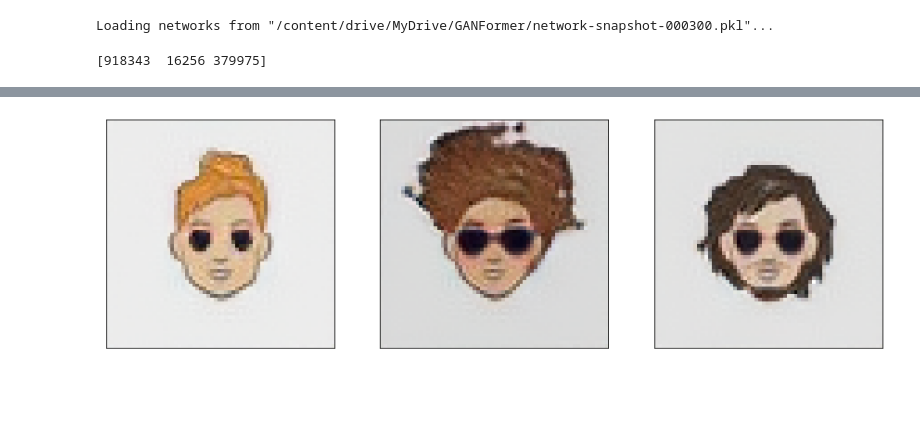
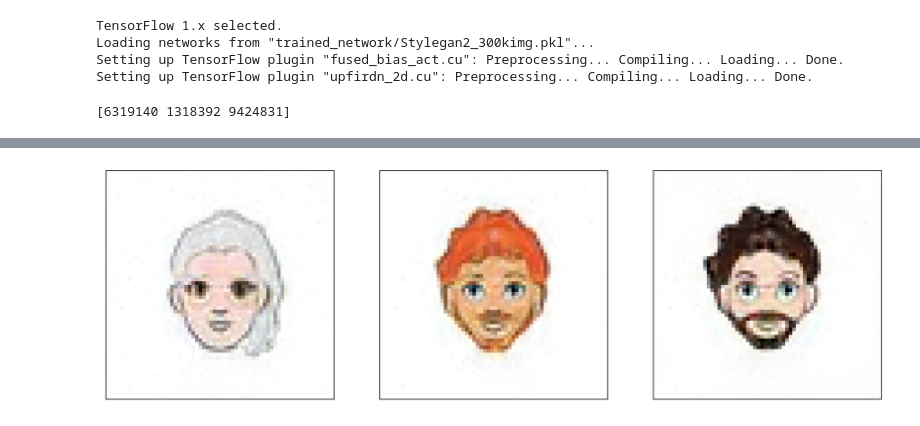
Before and after one commit to GiorgiaAuroraAdorni/gansformer-reproducibility-challenge, a Jupyter notebook: colab notebooks/Visualisation_GANFormer_plus_Stylegan2.ipynb, the cells around one changed output, grey strips where cells are left out. Cells and saved outputs as stored; diff of their text form; code cells hidden in the pictures; blank space fills up the shorter version.

```diff
--- a/colab notebooks/Visualisation_GANFormer_plus_Stylegan2.ipynb
+++ b/colab notebooks/Visualisation_GANFormer_plus_Stylegan2.ipynb
@@ -63,14 +88,17 @@ import pretrained_networks
 # network_pkl = "/content/drive/MyDrive/gansformer-reproducibility-challenge/network-snapshot-000300.pkl"
 # network_type = "ganformer"
 
-network_pkl = "/content/drive/MyDrive/gansformer-reproducibility-challenge/network-final.pkl"
+network_pkl = "trained_network/Stylegan2_300kimg.pkl"
 network_type = "stylegan2"
 
 print('Loading networks from "%s"...' % network_pkl)
 _G, _D, Gs = pretrained_networks.load_networks(network_pkl)
 noise_vars = [var for name, var in Gs.components.synthesis.vars.items() if name.startswith('noise')]
 # %% [output]
-Loading networks from "/content/drive/MyDrive/GANFormer/network-snapshot-000300.pkl"...
+TensorFlow 1.x selected.
+Loading networks from "trained_network/Stylegan2_300kimg.pkl"...
+Setting up TensorFlow plugin "fused_bias_act.cu": Preprocessing... Compiling... Loading... Done.
+Setting up TensorFlow plugin "upfirdn_2d.cu": Preprocessing... Compiling... Loading... Done.
 # %%
 # Generates a list of images, based on a list of latent vectors (Z), and a list (or a single constant) of truncation_psi's.
 def generate_images_in_w_space(dlatents, truncation_psi):
@@ -250,21 +278,21 @@ def log_progress(sequence, every=1, size=None, name='Items'):
 # %%
 # generate some random seeds
 seeds = np.random.randint(10000000, size=3)
 print(seeds)
 
 # show the seeds
 out = generate_images_from_seeds(seeds, 0.7, network_type)
 
-fig, ax = plt.subplots(1, len(seeds), figsize=(15, 15*len(seeds)))
+fig, ax = plt.subplots(1, len(seeds), figsize=(15, 15*len(seeds)), dpi=600)
 
 for l_idx, l in enumerate(out):
   ax[l_idx].get_xaxis().set_visible(False)
   ax[l_idx].get_yaxis().set_visible(False)
   ax[l_idx].imshow(l)
 # %% [output]
-[918343  16256 379975]
+[6319140 1318392 9424831]
 [interactive output not drawn]
-[figure, old version]
+[figure, new version]
 # %%
 # Simple (Z) interpolation
 zs = generate_zs_from_seeds([5015289, 9148088])
```
Also changed, not shown: parts of 14 cells of this notebook.
